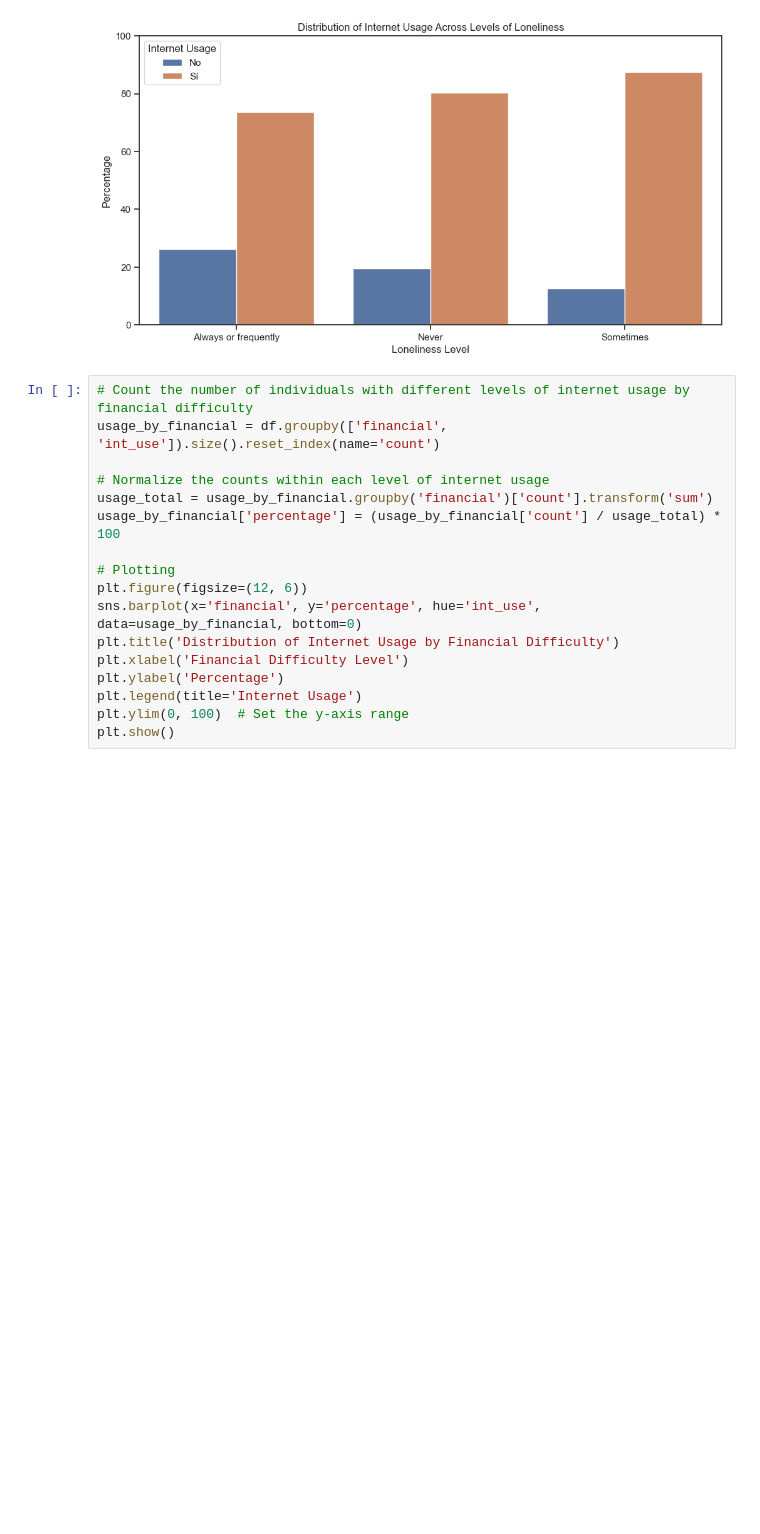
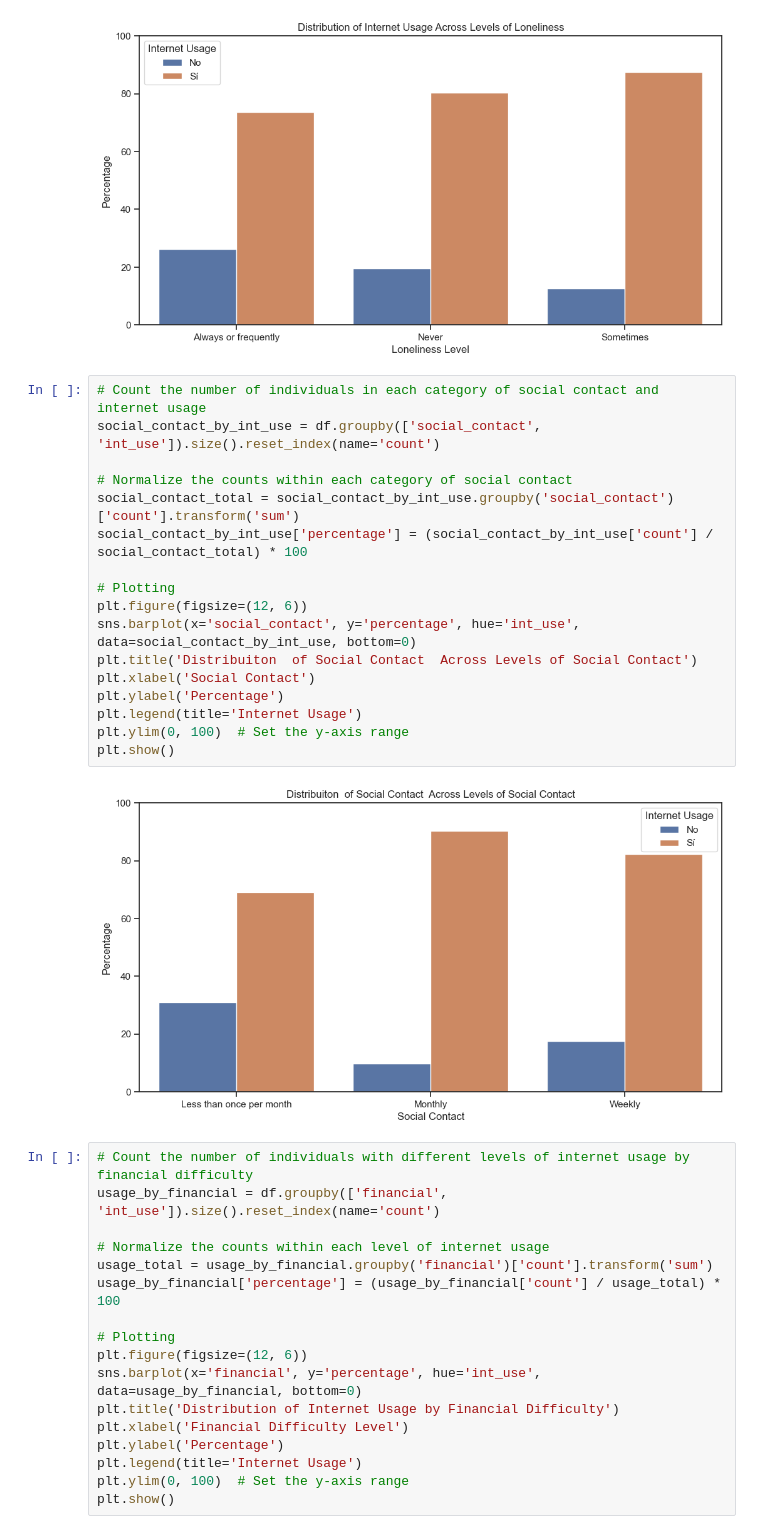
Before and after one commit to laiagomezmessia/health-digital-literacy-finalproject, a Jupyter notebook: Analysis_Visualization.ipynb, the cells around one changed output. Drawn from its saved outputs; the diff is of its cells as text; blank space fills up the shorter version.

```diff
--- a/Analysis_Visualization.ipynb
+++ b/Analysis_Visualization.ipynb
@@ -412,6 +496,25 @@ plt.ylim(0, 100)  # Set the y-axis range
 plt.show()
 # %% [output]
 [figure]
+# %%
+# Count the number of individuals in each category of social contact and internet usage
+social_contact_by_int_use = df.groupby(['social_contact', 'int_use']).size().reset_index(name='count')
+
+# Normalize the counts within each category of social contact
+social_contact_total = social_contact_by_int_use.groupby('social_contact')['count'].transform('sum')
+social_contact_by_int_use['percentage'] = (social_contact_by_int_use['count'] / social_contact_total) * 100
+
+# Plotting
+plt.figure(figsize=(12, 6))
+sns.barplot(x='social_contact', y='percentage', hue='int_use', data=social_contact_by_int_use, bottom=0)
+plt.title('Distribuiton  of Social Contact  Across Levels of Social Contact')
+plt.xlabel('Social Contact')
+plt.ylabel('Percentage')
+plt.legend(title='Internet Usage')
+plt.ylim(0, 100)  # Set the y-axis range
+plt.show()
+# %% [output]
+[figure]
 # %%
 # Count the number of individuals with different levels of internet usage by financial difficulty
 usage_by_financial = df.groupby(['financial', 'int_use']).size().reset_index(name='count')
```
Also changed, not shown: parts of 34 cells of this notebook, 1 other file.
